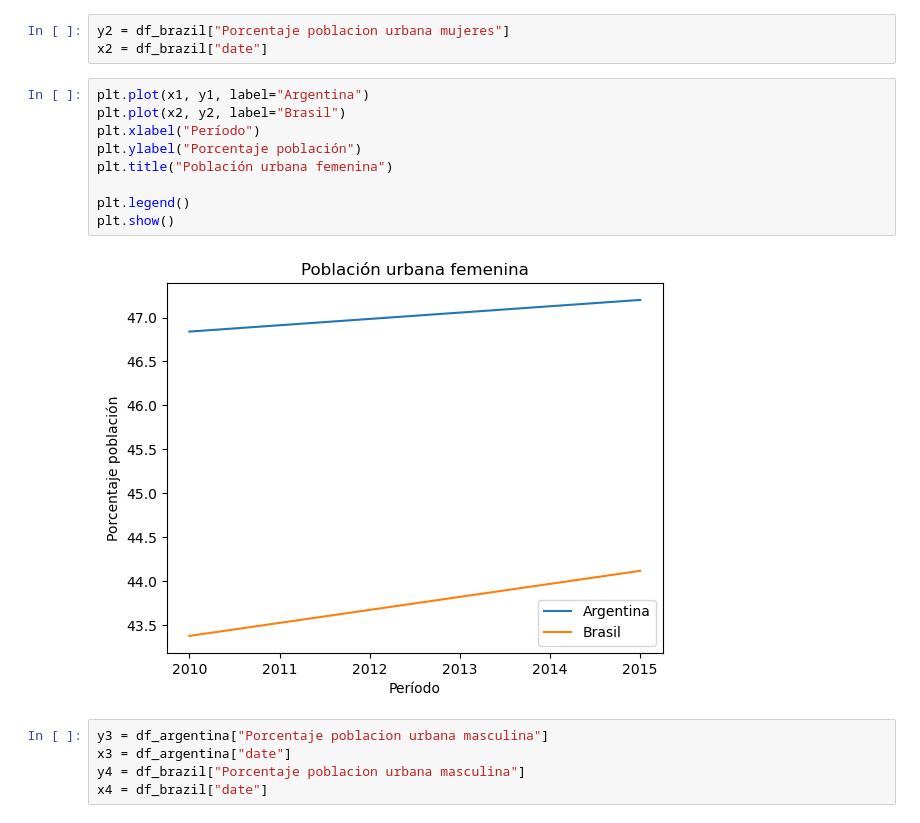
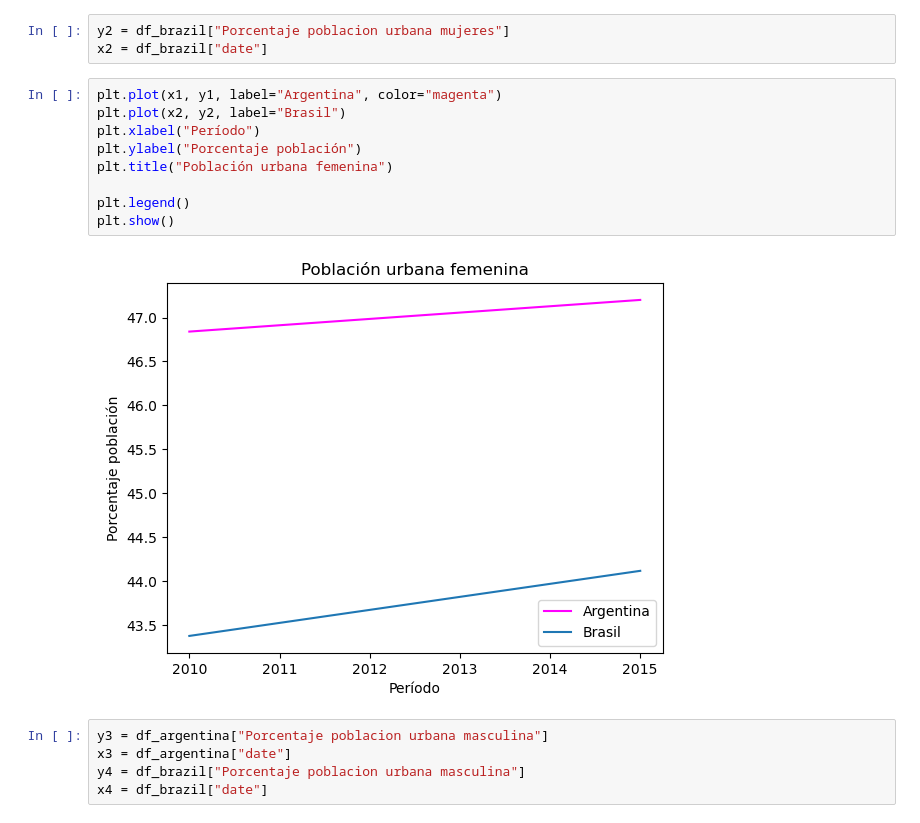
Before and after one commit to MatiasCostanzo2726/BigDataUBA-Grupo9, a Jupyter notebook: TP1-UBA_RAMA_PRINCIPAL.ipynb, the cells around one changed output. Cells and saved outputs as stored; diff of their text form.

```diff
--- a/TP1-UBA_RAMA_PRINCIPAL.ipynb
+++ b/TP1-UBA_RAMA_PRINCIPAL.ipynb
@@ -240,16 +240,16 @@ x1 = df_argentina["date"]
 y2 = df_brazil["Porcentaje poblacion urbana mujeres"]
 x2 = df_brazil["date"]
 # %%
-plt.plot(x1, y1, label="Argentina")
+plt.plot(x1, y1, label="Argentina", color="magenta")
 plt.plot(x2, y2, label="Brasil")
 plt.xlabel("Período")
 plt.ylabel("Porcentaje población")
 plt.title("Población urbana femenina")
 
 plt.legend()
 plt.show()
 # %% [output]
-[figure, old version]
+[figure, new version]
 # %%
 y3 = df_argentina["Porcentaje poblacion urbana masculina"]
 x3 = df_argentina["date"]
```
Also changed, not shown: parts of 4 cells of this notebook.
